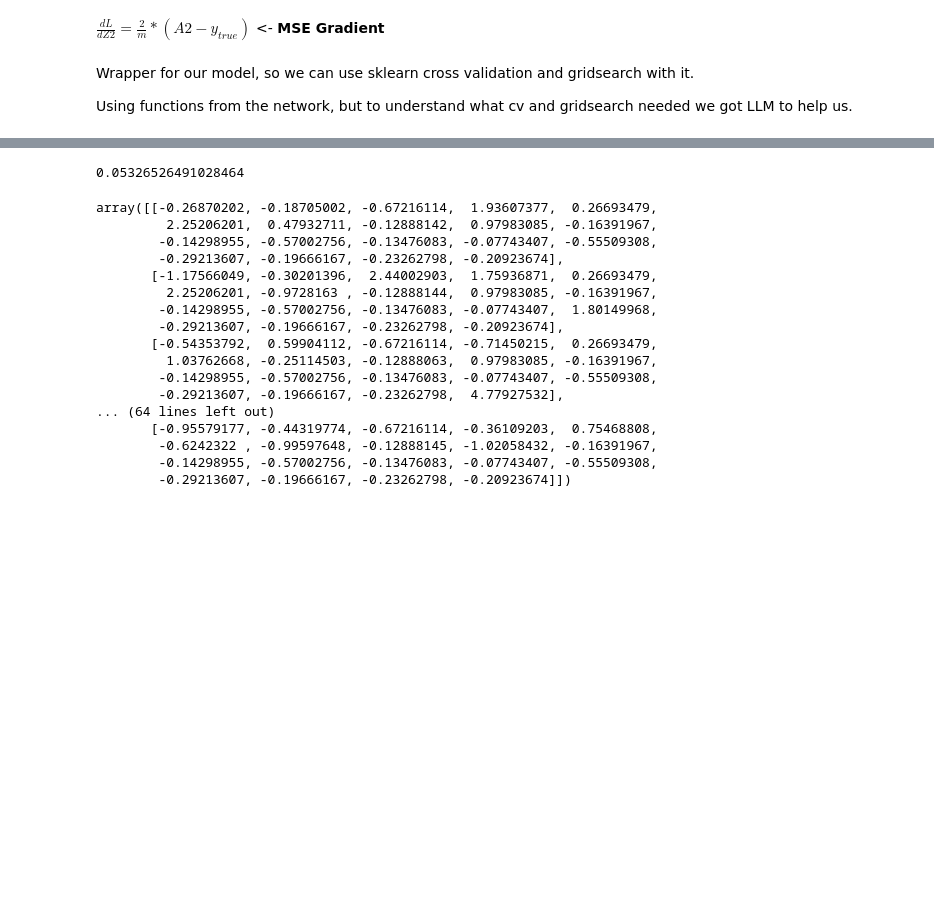
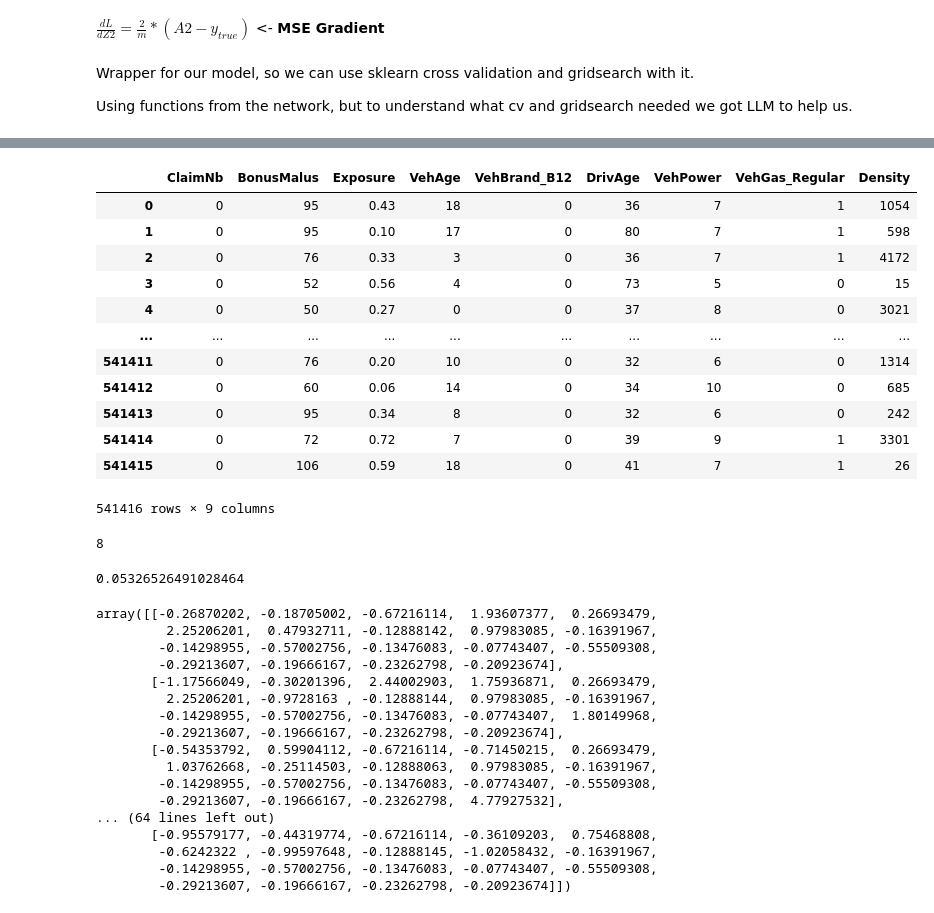
Before and after one commit to Simon-Simonsen/ML-project, a Jupyter notebook: M2.ipynb, the cells around one changed output, grey strips where cells are left out. Saved outputs shown, nothing was run; the diff lists cells and outputs as text; code cells hidden in the pictures; blank space fills up the shorter version.

```diff
--- a/M2.ipynb
+++ b/M2.ipynb
@@ -361,0 +352,19 @@ y_binned = pd.cut(y,bins=4,labels=False,include_lowest=True)
+# %%
+df = pd.read_csv(R"C:\Users\Simon\Desktop\Project ML\ML-project\data\final_train_data.csv")
+df1 = df1.drop(columns=["VehBrand"])
+# %%
+df
+# %% [output]
+|  | ClaimNb | BonusMalus | Exposure | VehAge | VehBrand_B12 | DrivAge | VehPower | VehGas_Regular | Density |
+| 0 | 0 | 95 | 0.43 | 18 | 0 | 36 | 7 | 1 | 1054 |
+| 1 | 0 | 95 | 0.10 | 17 | 0 | 80 | 7 | 1 | 598 |
+| 2 | 0 | 76 | 0.33 | 3 | 0 | 36 | 7 | 1 | 4172 |
+| 3 | 0 | 52 | 0.56 | 4 | 0 | 73 | 5 | 0 | 15 |
+| 4 | 0 | 50 | 0.27 | 0 | 0 | 37 | 8 | 0 | 3021 |
+| ... | ... | ... | ... | ... | ... | ... | ... | ... | ... |
+| 541411 | 0 | 76 | 0.20 | 10 | 0 | 32 | 6 | 0 | 1314 |
+| 541412 | 0 | 60 | 0.06 | 14 | 0 | 34 | 10 | 0 | 685 |
+| 541413 | 0 | 95 | 0.34 | 8 | 0 | 32 | 6 | 0 | 242 |
+| 541414 | 0 | 72 | 0.72 | 7 | 0 | 39 | 9 | 1 | 3301 |
+| 541415 | 0 | 106 | 0.59 | 18 | 0 | 41 | 7 | 1 | 26 |
+541416 rows × 9 columns
@@ -362,3 +375,7 @@ y_binned = pd.cut(y,bins=4,labels=False,include_lowest=True)
+# %%
+len(X.columns)
+# %% [output]
+8
 # %%
 from sklearn.preprocessing import StandardScaler
 X_train, X_test, y_train, y_test = train_test_split(X, y, test_size=0.25, random_state=42)
```
Also changed, not shown: parts of 42 cells of this notebook, 1 other file.
